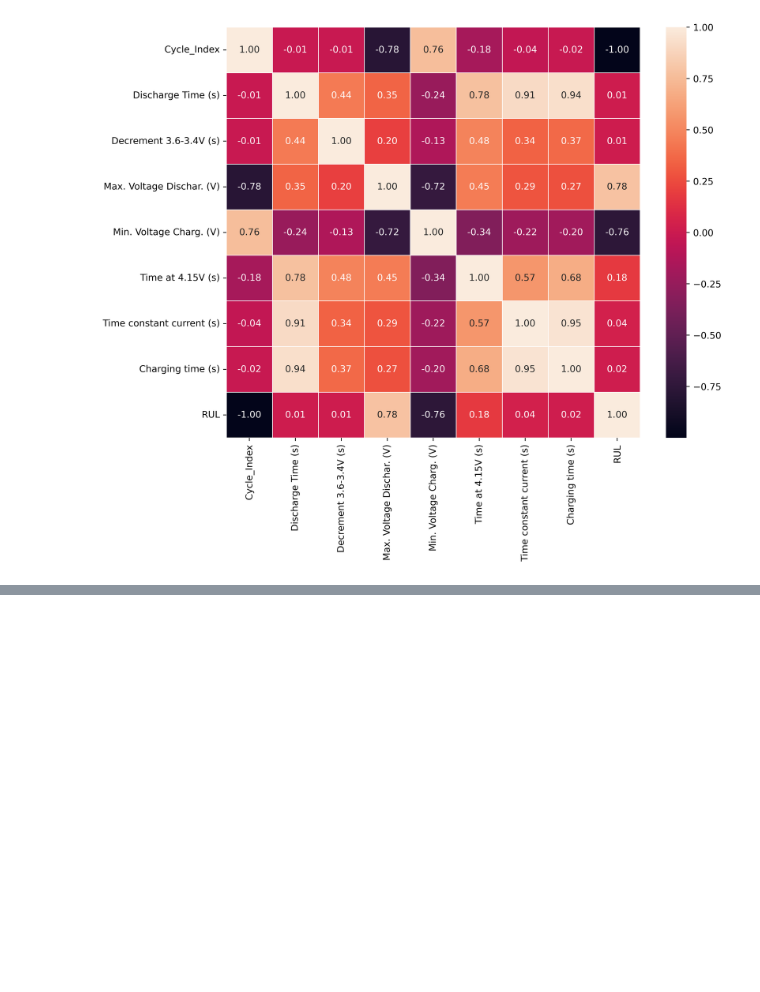
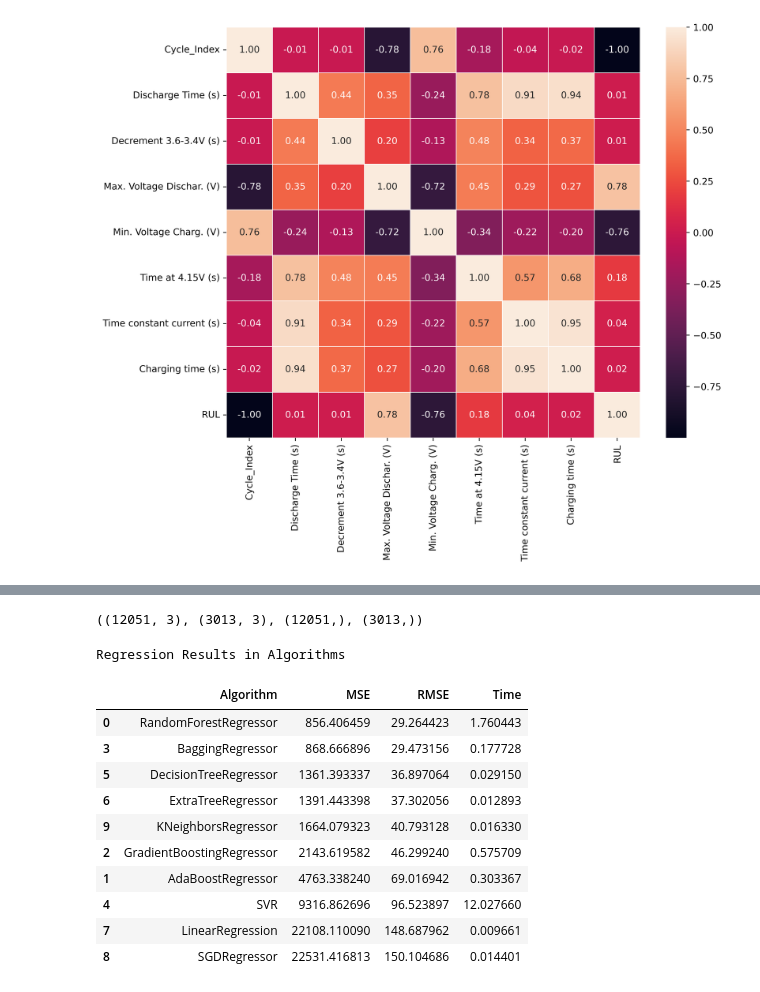
Before and after one commit to arup-ecu/RUL_Prediction, a Jupyter notebook: RUL_analysis.ipynb, the cells around one changed output, grey strips where cells are left out. Cells and saved outputs as stored; diff of their text form; code cells hidden in the pictures; blank space fills up the shorter version.

Commit message:
added model result

```diff
--- a/RUL_analysis.ipynb
+++ b/RUL_analysis.ipynb
@@ -35,0 +68,63 @@ plt.show()
+# %%
+# split into train and test data
+from sklearn.model_selection import (train_test_split, StratifiedKFold)
+X_train, X_test, y_train, y_test = train_test_split(feature_std, target, test_size=0.2, random_state=2404)
+X_train.shape, X_test.shape, y_train.shape, y_test.shape
+# %% [output]
+((12051, 3), (3013, 3), (12051,), (3013,))
+# %%
+from sklearn.pipeline import Pipeline
+from sklearn.compose import ColumnTransformer
+from sklearn.impute import SimpleImputer
+
+pipeline = Pipeline(steps=[('impute', SimpleImputer(strategy='mean'))])
+
+def prepare_model(algorithm, X_train, y_train):
+    model = Pipeline(steps=[('preprocessing', pipeline),('algorithm', algorithm)])
+    model.fit(X_train, y_train)
+    return model
+# %%
+from sklearn.ensemble import RandomForestRegressor, AdaBoostRegressor, GradientBoostingRegressor, BaggingRegressor
+from sklearn.svm import SVR
+from sklearn.tree import DecisionTreeRegressor, ExtraTreeRegressor
+from sklearn.linear_model import LinearRegression, SGDRegressor
+from sklearn.neighbors import KNeighborsRegressor
+import time
+from sklearn.metrics import mean_squared_error, mean_absolute_error
+
+algorithms = [RandomForestRegressor(), AdaBoostRegressor(), GradientBoostingRegressor(),
+              BaggingRegressor(), SVR(), DecisionTreeRegressor(), ExtraTreeRegressor(),
+              LinearRegression(), SGDRegressor(), KNeighborsRegressor()]
+# %%
+names = []
+times = []
+mse = []
+rmse = []
+
+for algorithm in algorithms:
+    name = type(algorithm).__name__
+    names.append(name)
+    start_time = time.time()
+    model = prepare_model(algorithm, X_train, y_train)
+    pred = model.predict(X_test)
+    end_time = time.time()
+    times.append(end_time - start_time)
+    mse.append(mean_squared_error(y_test, pred))
+    rmse.append(np.sqrt(mean_squared_error(y_test, pred)))
+
+print('Regression Results in Algorithms')
+results_dict = {'Algorithm': names, 'MSE': mse, 'RMSE': rmse, 'Time': times}
+pd.DataFrame(results_dict).sort_values(by='RMSE', ascending=1)
+# %% [output]
+Regression Results in Algorithms
+|  | Algorithm | MSE | RMSE | Time |
+| 0 | RandomForestRegressor | 856.406459 | 29.264423 | 1.760443 |
+| 3 | BaggingRegressor | 868.666896 | 29.473156 | 0.177728 |
+| 5 | DecisionTreeRegressor | 1361.393337 | 36.897064 | 0.029150 |
+| 6 | ExtraTreeRegressor | 1391.443398 | 37.302056 | 0.012893 |
+| 9 | KNeighborsRegressor | 1664.079323 | 40.793128 | 0.016330 |
+| 2 | GradientBoostingRegressor | 2143.619582 | 46.299240 | 0.575709 |
+| 1 | AdaBoostRegressor | 4763.338240 | 69.016942 | 0.303367 |
+| 4 | SVR | 9316.862696 | 96.523897 | 12.027660 |
+| 7 | LinearRegression | 22108.110090 | 148.687962 | 0.009661 |
+| 8 | SGDRegressor | 22531.416813 | 150.104686 | 0.014401 |
```
Also changed, not shown: parts of 3 cells of this notebook.
